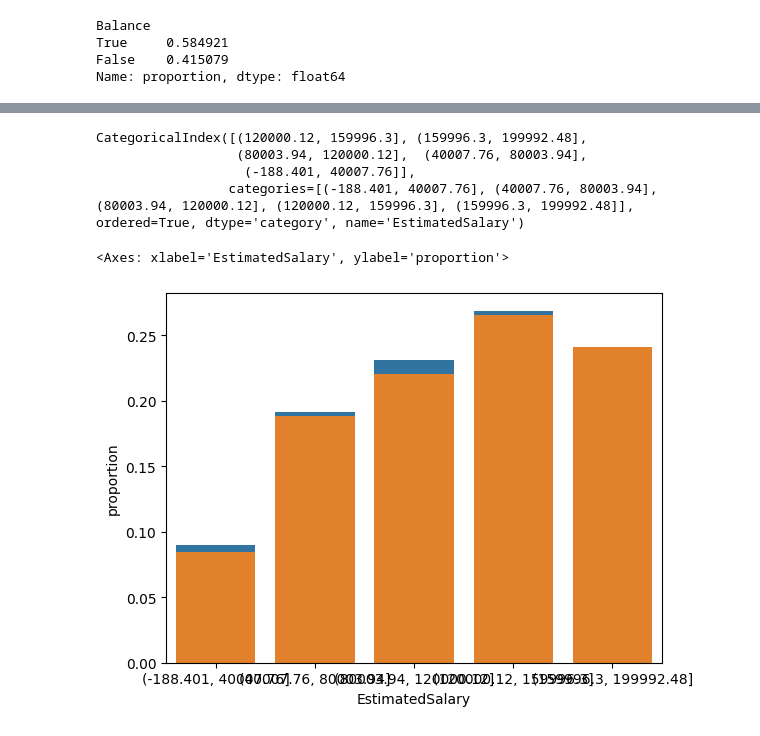
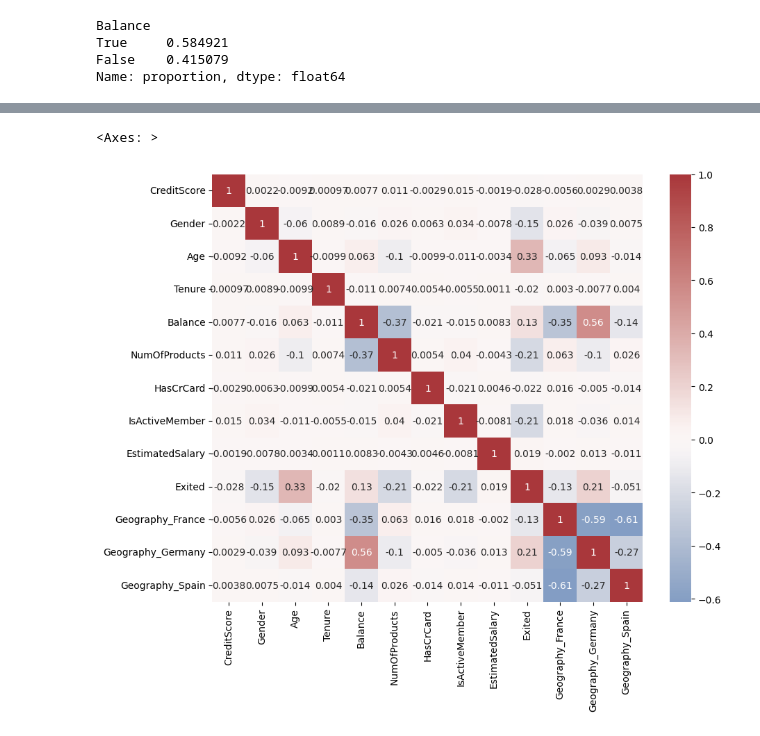
Before and after one commit to marcgloaguen/playgroundseries_s4e1, a Jupyter notebook: EDA.ipynb, the cells around one changed output, grey strips where cells are left out. Drawn from its saved outputs; the diff is of its cells as text; code cells hidden in the pictures.

```diff
--- a/EDA.ipynb
+++ b/EDA.ipynb
@@ -267,14 +221,0 @@ pd.DataFrame(pd.cut(train['EstimatedSalary'], 20).value_counts())
-# %%
-pd.cut(train[train.Exited==1]['EstimatedSalary'], buckets).value_counts(True).index
-# %% [output]
-CategoricalIndex([(120000.12, 159996.3], (159996.3, 199992.48],
-                  (80003.94, 120000.12],  (40007.76, 80003.94],
-                   (-188.401, 40007.76]],
-                 categories=[(-188.401, 40007.76], (40007.76, 80003.94], (80003.94, 120000.12], (120000.12, 159996.3], (159996.3, 199992.48]], ordered=True, dtype='category', name='EstimatedSalary')
-# %%
-buckets = 5
-sns.barplot(data = pd.DataFrame(pd.cut(train[train.Exited==0]['EstimatedSalary'], buckets).value_counts(normalize=True)), x='EstimatedSalary', y='proportion')
-sns.barplot(data = pd.DataFrame(pd.cut(train[train.Exited==1]['EstimatedSalary'], buckets).value_counts(True)), x='EstimatedSalary', y='proportion')
-# %% [output]
-<Axes: xlabel='EstimatedSalary', ylabel='proportion'>
-[figure, removed]
@@ -280,0 +224,8 @@ sns.barplot(data = pd.DataFrame(pd.cut(train[train.Exited==1]['EstimatedSalary']
+# %%
+train_scld = Preprocessing().fit_transform(train)
+# %%
+plt.figure(figsize=(10,8))
+sns.heatmap(train_scld.corr(), center=0, cmap='vlag', annot=True)
+# %% [output]
+<Axes: >
+[figure, added]
```
Also changed, not shown: parts of 6 cells of this notebook, 1 other file.
